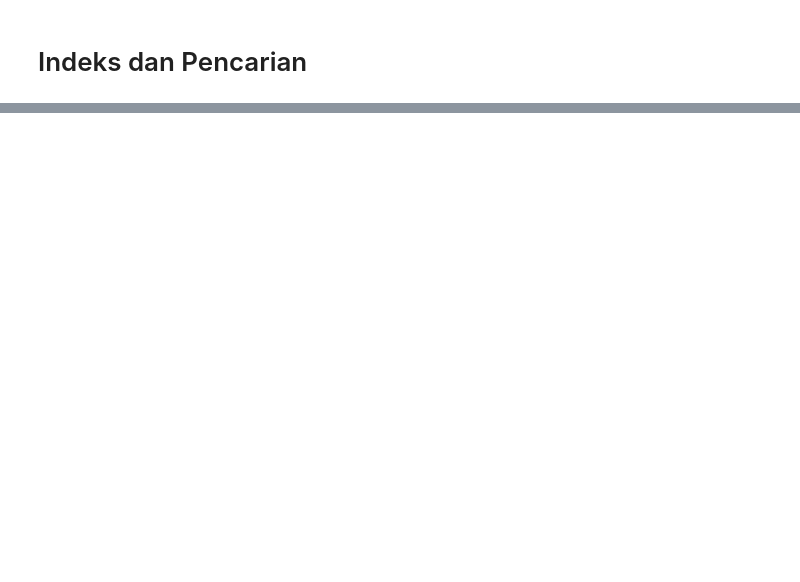
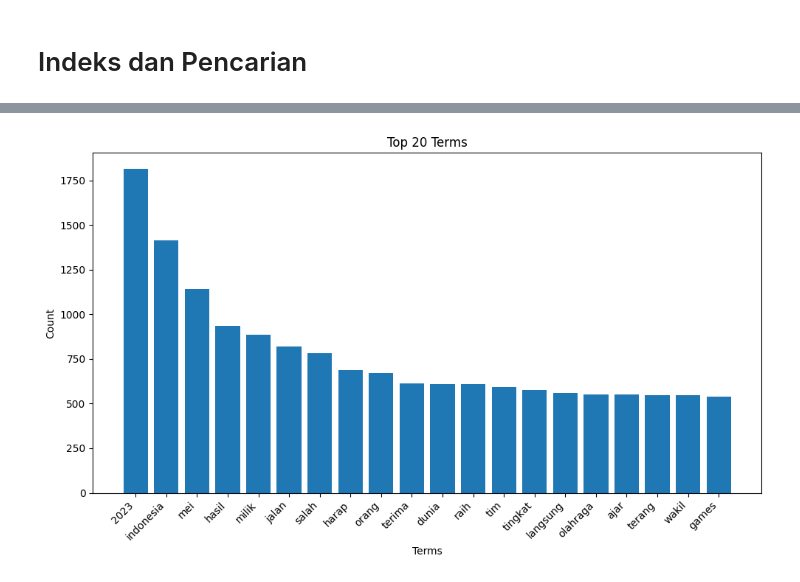
Before and after one commit to riparuk/Final-Prak-PI, a Jupyter notebook: searching.ipynb, the cells around one changed output, grey strips where cells are left out. Drawn from its saved outputs; the diff is of its cells as text; code cells hidden in the pictures; blank space fills up the shorter version.

Commit message:
Add visualize 20 and fix use stopword

```diff
--- a/searching.ipynb
+++ b/searching.ipynb
@@ -137 +158,64 @@ keyword 'sepak' paling banyak ditemukan sebanyak 61 di kategori 'sport'
 =========
+# %%
+import matplotlib.pyplot as plt
+
+# Your modified inorder_traversal function
+def inorder_traversal(node, terms_dict):
+    if node:
+        inorder_traversal(node.left, terms_dict)
+
+        # Use the length of the files set as the count
+        count = len(node.files)
+
+        if node.term in terms_dict:
+            terms_dict[node.term] += count
+        else:
+            terms_dict[node.term] = count
+
+        inorder_traversal(node.right, terms_dict)
+
+# Your modified get_top_terms function without using Counter
+def get_top_terms(root, k, exclude_words=None):
+    terms_dict = {}
+    inorder_traversal(root, terms_dict)
+
+    # Mengambil k term teratas dari dictionary
+    top_terms = sorted(terms_dict.items(), key=lambda x: x[1], reverse=True)
+
+    # Filter out excluded words, if specified
+    if exclude_words:
+        top_terms = [(term, count) for term, count in top_terms if term not in exclude_words]
+
+    # Take the top k terms
+    top_terms = top_terms[:k]
+
+    return top_terms
+
+
+# Contoh penggunaan:
+input_file = 'inverted_index.pkl'  # Ganti dengan nama file yang sesuai
+loaded_index = load_inverted_index(input_file)
+
+# Example usage:
+exclude_words = ["di"]
+top_20_terms = get_top_terms(loaded_index, 20, exclude_words)
+
+# for term, count in top_20_terms:
+#     print(f"{term}: {count} times")
+
+# Example usage:
+top_20_terms = get_top_terms(loaded_index, 20, exclude_words)
+
+# Extract terms and counts for plotting
+terms, counts = zip(*top_20_terms)
+
+# Create a bar chart
+plt.figure(figsize=(10, 6))
+plt.bar(range(len(terms)), counts, tick_label=terms)
+plt.xlabel('Terms')
+plt.ylabel('Count')
+plt.title('Top 20 Terms')
+plt.xticks(rotation=45, ha='right')
+plt.tight_layout()
+plt.show()
+# %% [output]
@@ -137,0 +242 @@ keyword 'sepak' paling banyak ditemukan sebanyak 61 di kategori 'sport'
+[figure, added]
```
Also changed, not shown: parts of 4 cells of this notebook, 2 other files.
